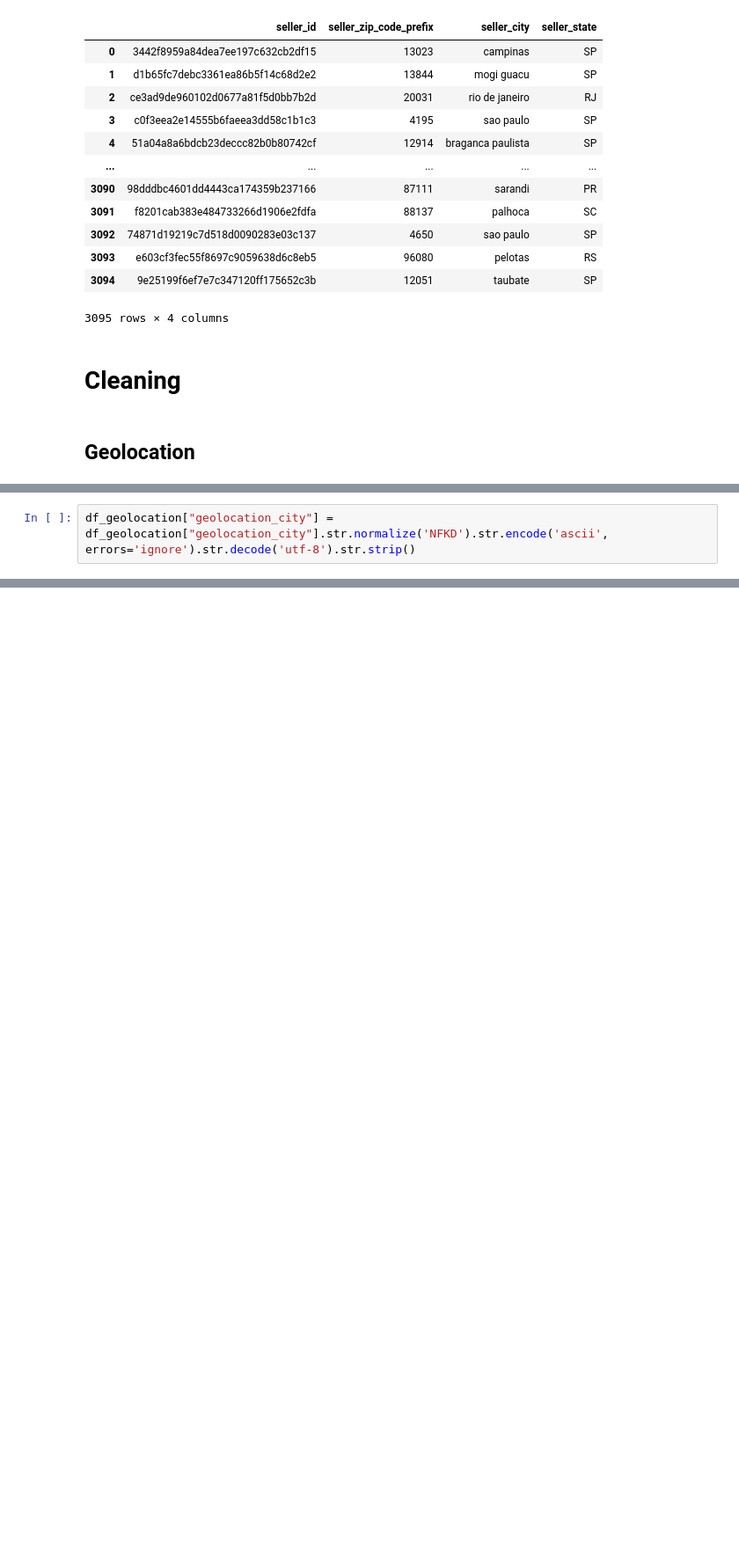
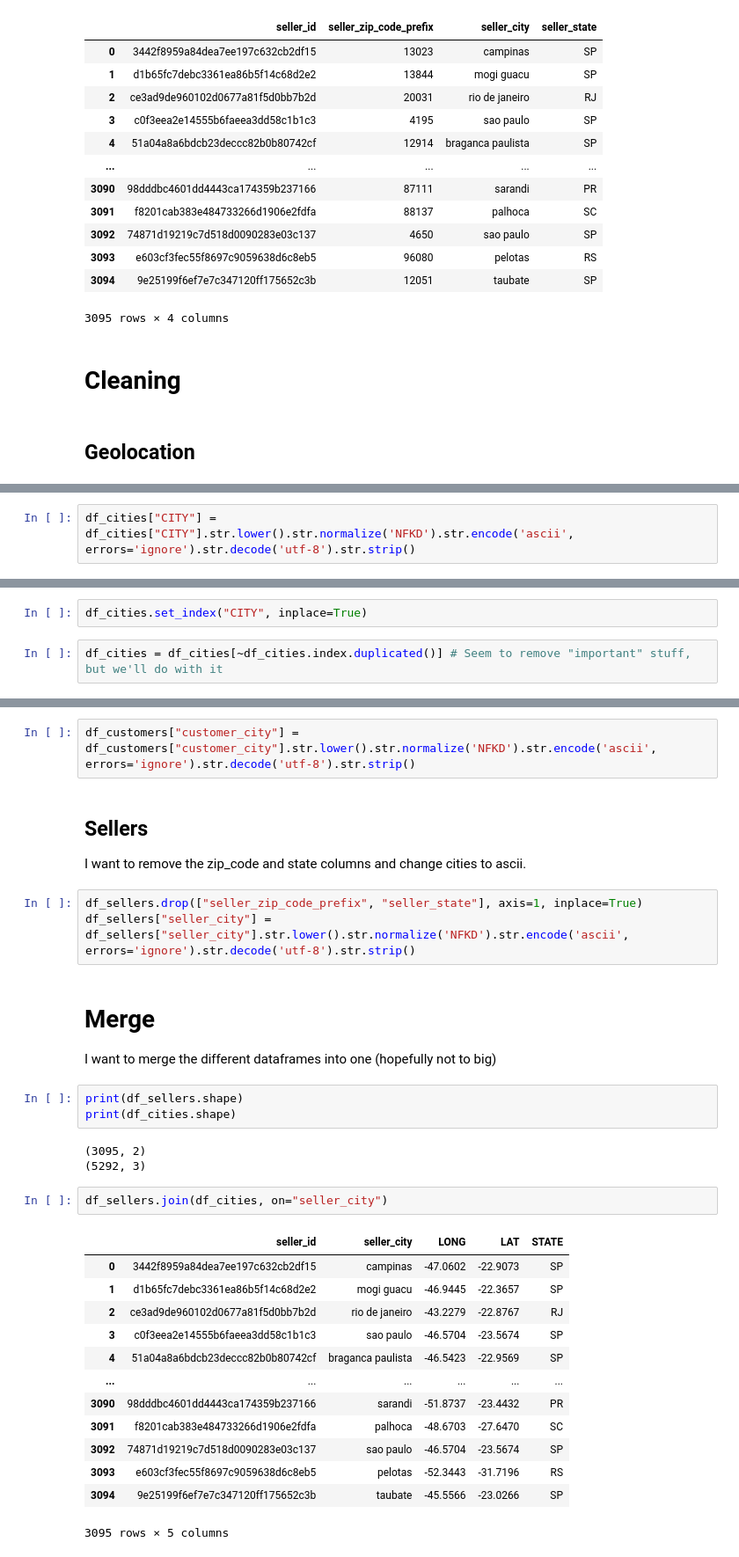
Before and after one commit to HumanBojack/Olist_unsupervised, a Jupyter notebook: data_analysis.ipynb, the cells around one changed output, grey strips where cells are left out. Shown at 88% size. Cells and saved outputs as stored; diff of their text form; blank space fills up the shorter version.

Commit message:
new cities gestion

```diff
--- a/data_analysis.ipynb
+++ b/data_analysis.ipynb
@@ -211,2 +270,2 @@ There is 3185 different zipcodes in sao paulo
 # %%
-df_geolocation["geolocation_city"] = df_geolocation["geolocation_city"].str.normalize('NFKD').str.encode('ascii', errors='ignore').str.decode('utf-8').str.strip()
+df_cities["CITY"] = df_cities["CITY"].str.lower().str.normalize('NFKD').str.encode('ascii', errors='ignore').str.decode('utf-8').str.strip()
@@ -219,0 +272,4 @@ There is 19015 unique zip_code_prefix
+# %%
+df_cities.set_index("CITY", inplace=True)
+# %%
+df_cities = df_cities[~df_cities.index.duplicated()] # Seem to remove "important" stuff, but we'll do with it
@@ -219,0 +282,35 @@ There is 19015 unique zip_code_prefix
+# %%
+df_customers["customer_city"] = df_customers["customer_city"].str.lower().str.normalize('NFKD').str.encode('ascii', errors='ignore').str.decode('utf-8').str.strip()
+# %% [markdown]
+## Sellers
+
+I want to remove the zip_code and state columns and change cities to ascii.
+# %%
+df_sellers.drop(["seller_zip_code_prefix", "seller_state"], axis=1, inplace=True)
+df_sellers["seller_city"] = df_sellers["seller_city"].str.lower().str.normalize('NFKD').str.encode('ascii', errors='ignore').str.decode('utf-8').str.strip()
+# %% [markdown]
+# Merge
+
+I want to merge the different dataframes into one (hopefully not to big)
+# %%
+print(df_sellers.shape)
+print(df_cities.shape)
+# %% [output]
+(3095, 2)
+(5292, 3)
+# %%
+df_sellers.join(df_cities, on="seller_city")
+# %% [output]
+|  | seller_id | seller_city | LONG | LAT | STATE |
+| 0 | 3442f8959a84dea7ee197c632cb2df15 | campinas | -47.0602 | -22.9073 | SP |
+| 1 | d1b65fc7debc3361ea86b5f14c68d2e2 | mogi guacu | -46.9445 | -22.3657 | SP |
+| 2 | ce3ad9de960102d0677a81f5d0bb7b2d | rio de janeiro | -43.2279 | -22.8767 | RJ |
+| 3 | c0f3eea2e14555b6faeea3dd58c1b1c3 | sao paulo | -46.5704 | -23.5674 | SP |
+| 4 | 51a04a8a6bdcb23deccc82b0b80742cf | braganca paulista | -46.5423 | -22.9569 | SP |
+| ... | ... | ... | ... | ... | ... |
+| 3090 | 98dddbc4601dd4443ca174359b237166 | sarandi | -51.8737 | -23.4432 | PR |
+| 3091 | f8201cab383e484733266d1906e2fdfa | palhoca | -48.6703 | -27.6470 | SC |
+| 3092 | 74871d19219c7d518d0090283e03c137 | sao paulo | -46.5704 | -23.5674 | SP |
+| 3093 | e603cf3fec55f8697c9059638d6c8eb5 | pelotas | -52.3443 | -31.7196 | RS |
+| 3094 | 9e25199f6ef7e7c347120ff175652c3b | taubate | -45.5566 | -23.0266 | SP |
+3095 rows × 5 columns
```
Also changed, not shown: parts of 10 cells of this notebook, 1 other file.
